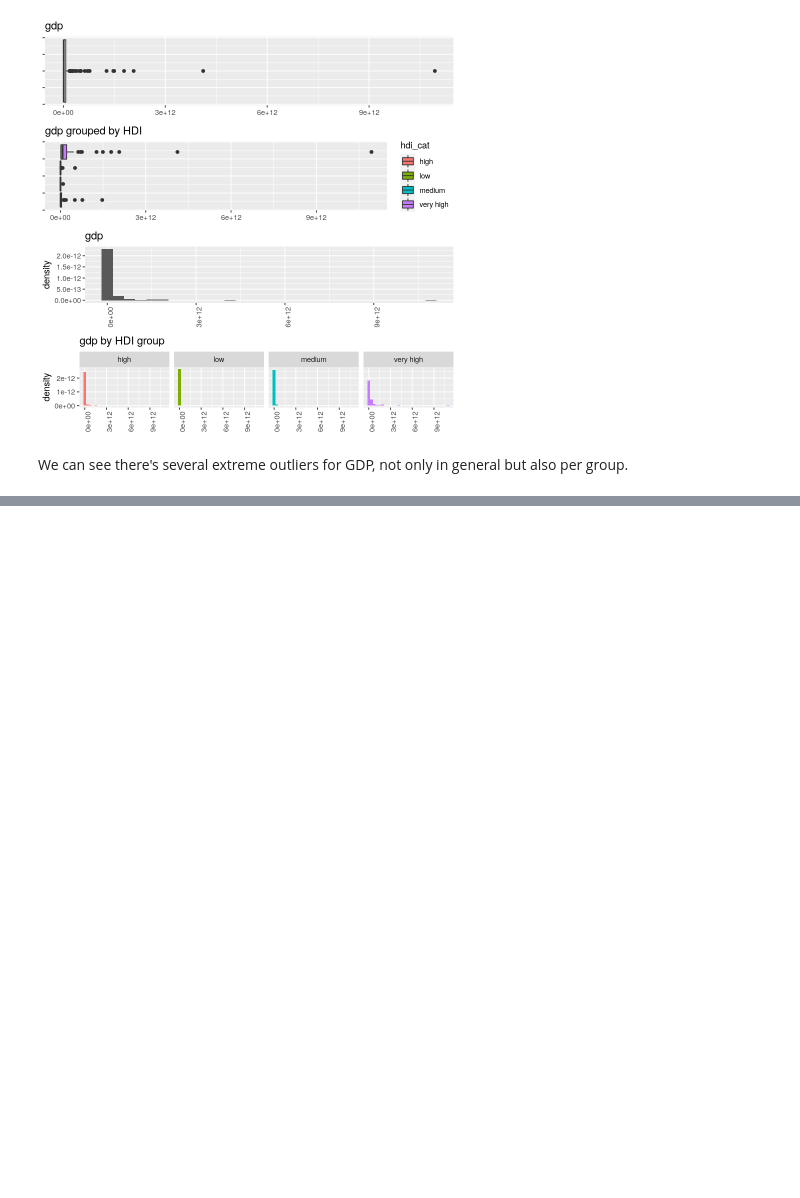
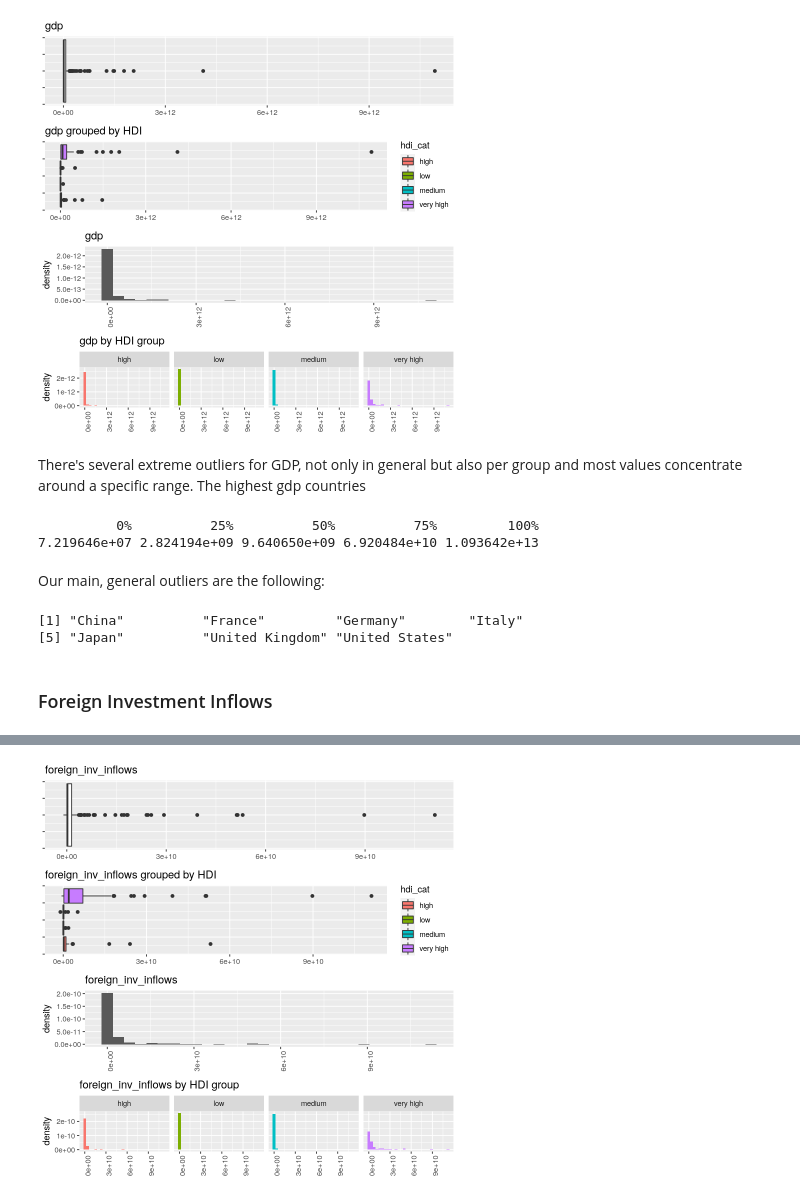
Before and after one commit to dreth/UC3MStatisticalLearning, a Jupyter notebook: EDA.ipynb, the cells around one changed output, grey strips where cells are left out. Cells and saved outputs as stored; diff of their text form; code cells hidden in the pictures; blank space fills up the shorter version.

Commit message:
plots updated

```diff
--- a/EDA.ipynb
+++ b/EDA.ipynb
@@ -73,6 +98,21 @@ Warning message in if (density == "default") {:
 “the condition has length > 1 and only the first element will be used”
 [figure]
 # %% [markdown]
-We can see there's several extreme outliers for GDP, not only in general but also per group.
+There's several extreme outliers for GDP, not only in general but also per group and most values concentrate around a specific range. The highest gdp countries
+# %%
+quantile(df$gdp)
+# %% [output]
+          0%          25%          50%          75%         100%
+7.219646e+07 2.824194e+09 9.640650e+09 6.920484e+10 1.093642e+13
+# %% [markdown]
+Our main, general outliers are the following:
+# %%
+df$country_name[df$gdp>1000000000000]
+# %% [output]
+[1] "China"          "France"         "Germany"        "Italy"
+[5] "Japan"          "United Kingdom" "United States"
+# %% [markdown]
+### Foreign Investment Inflows
 # %%
-plots(dataset=df, col=cols[1], hist=c(TRUE,TRUE), density=c(FALSE,FALSE), fw=TRUE)
+plots(dataset=df, col=cols[2], hist=c(TRUE,TRUE), density=c(FALSE,FALSE), bins=c(30,30), fw=TRUE, sep=FALSE)
+# %% [output]
@@ -78,0 +125 @@ plots(dataset=df, col=cols[1], hist=c(TRUE,TRUE), density=c(FALSE,FALSE), fw=TRU
+[figure, added]
```
Also changed, not shown: parts of 29 cells of this notebook, 2 other files.
